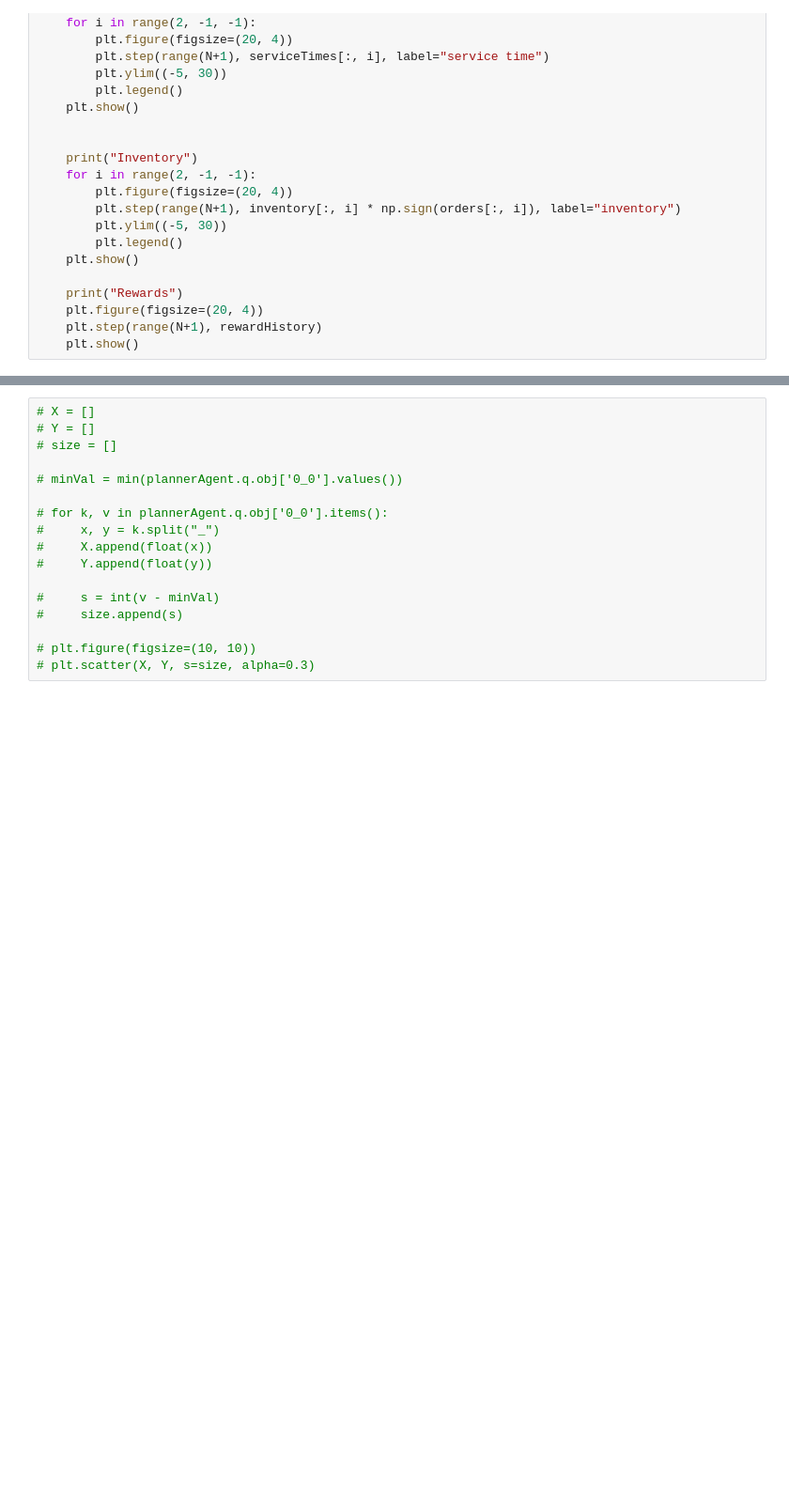
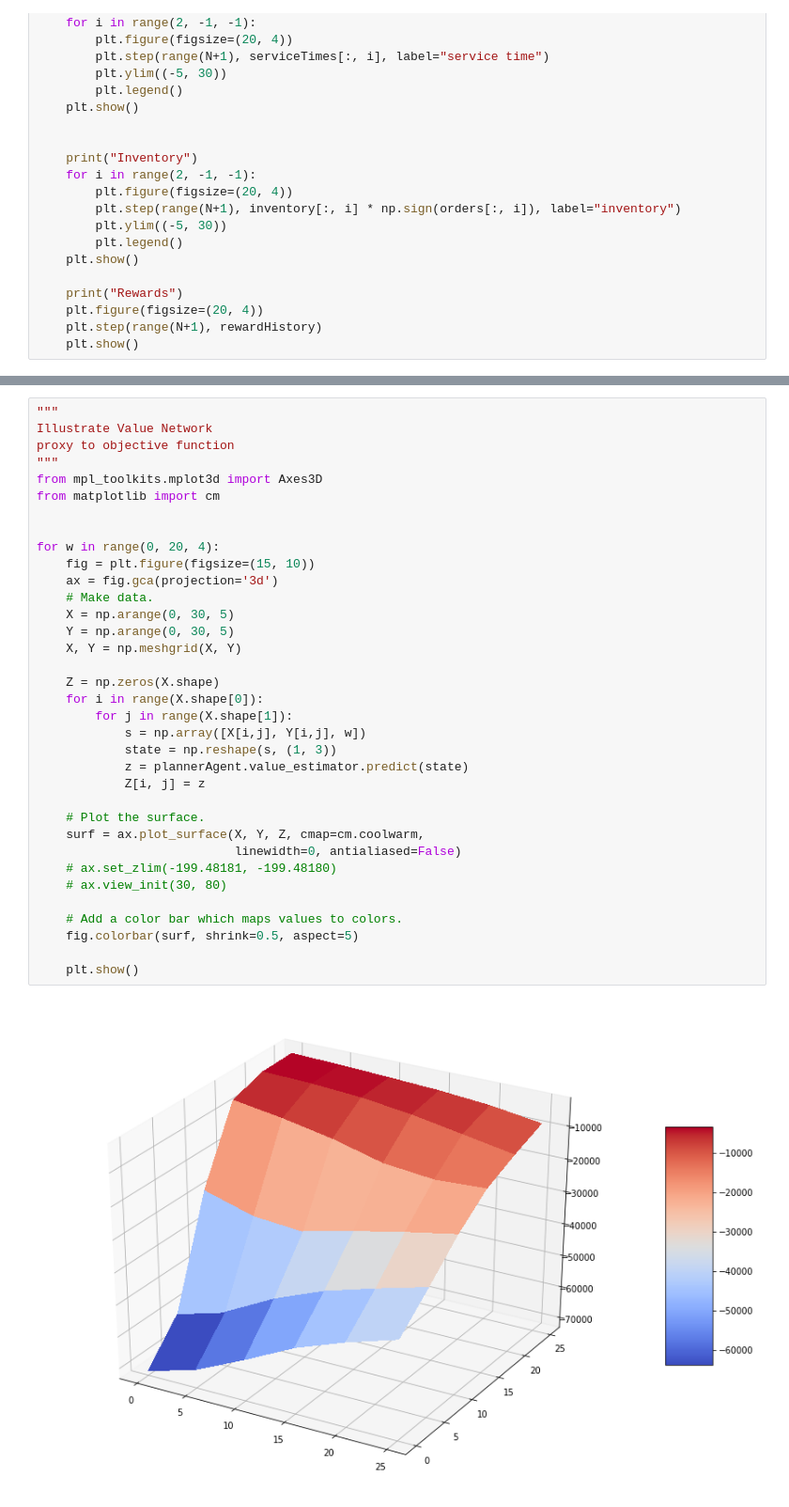
Before and after one commit to Zhangbeibei1991/safety_stock_optimisation_RL, a Jupyter notebook: policy-gradient-train-test.ipynb, the cells around one changed output, grey strips where cells are left out. Shown at 94% size. Cells and saved outputs as stored; diff of their text form; blank space fills up the shorter version.

```diff
--- a/policy-gradient-train-test.ipynb
+++ b/policy-gradient-train-test.ipynb
@@ -115,17 +159,37 @@ Rewards
-# %%
-# X = []
-# Y = []
-# size = []
-
-# minVal = min(plannerAgent.q.obj['0_0'].values())
-
-# for k, v in plannerAgent.q.obj['0_0'].items():
-#     x, y = k.split("_")
-#     X.append(float(x))
-#     Y.append(float(y))
-
-#     s = int(v - minVal)
-#     size.append(s)
-
-# plt.figure(figsize=(10, 10))
-# plt.scatter(X, Y, s=size, alpha=0.3)
+# %%
+"""
+Illustrate Value Network
+proxy to objective function
+"""
+from mpl_toolkits.mplot3d import Axes3D
+from matplotlib import cm
+
+
+for w in range(0, 20, 4):
+    fig = plt.figure(figsize=(15, 10))
+    ax = fig.gca(projection='3d')
+    # Make data.
+    X = np.arange(0, 30, 5)
+    Y = np.arange(0, 30, 5)
+    X, Y = np.meshgrid(X, Y)
+
+    Z = np.zeros(X.shape)
+    for i in range(X.shape[0]):
+        for j in range(X.shape[1]):
+            s = np.array([X[i,j], Y[i,j], w])
+            state = np.reshape(s, (1, 3))
+            z = plannerAgent.value_estimator.predict(state)
+            Z[i, j] = z
+
+    # Plot the surface.
+    surf = ax.plot_surface(X, Y, Z, cmap=cm.coolwarm,
+                           linewidth=0, antialiased=False)
+    # ax.set_zlim(-199.48181, -199.48180)
+    # ax.view_init(30, 80)
+
+    # Add a color bar which maps values to colors.
+    fig.colorbar(surf, shrink=0.5, aspect=5)
+
+    plt.show()
+# %% [output]
+[figure, added]
```
Also changed, not shown: parts of 11 cells of this notebook, 8 other files.
